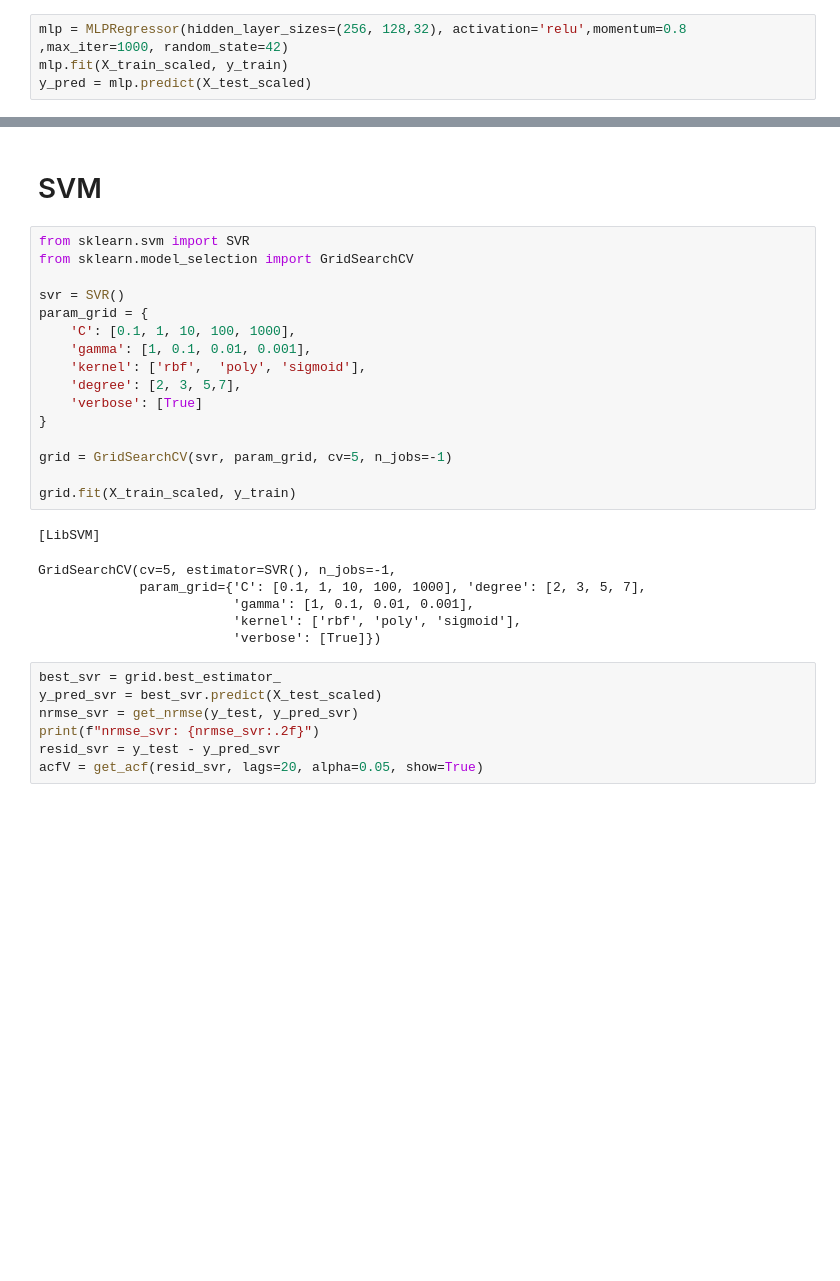
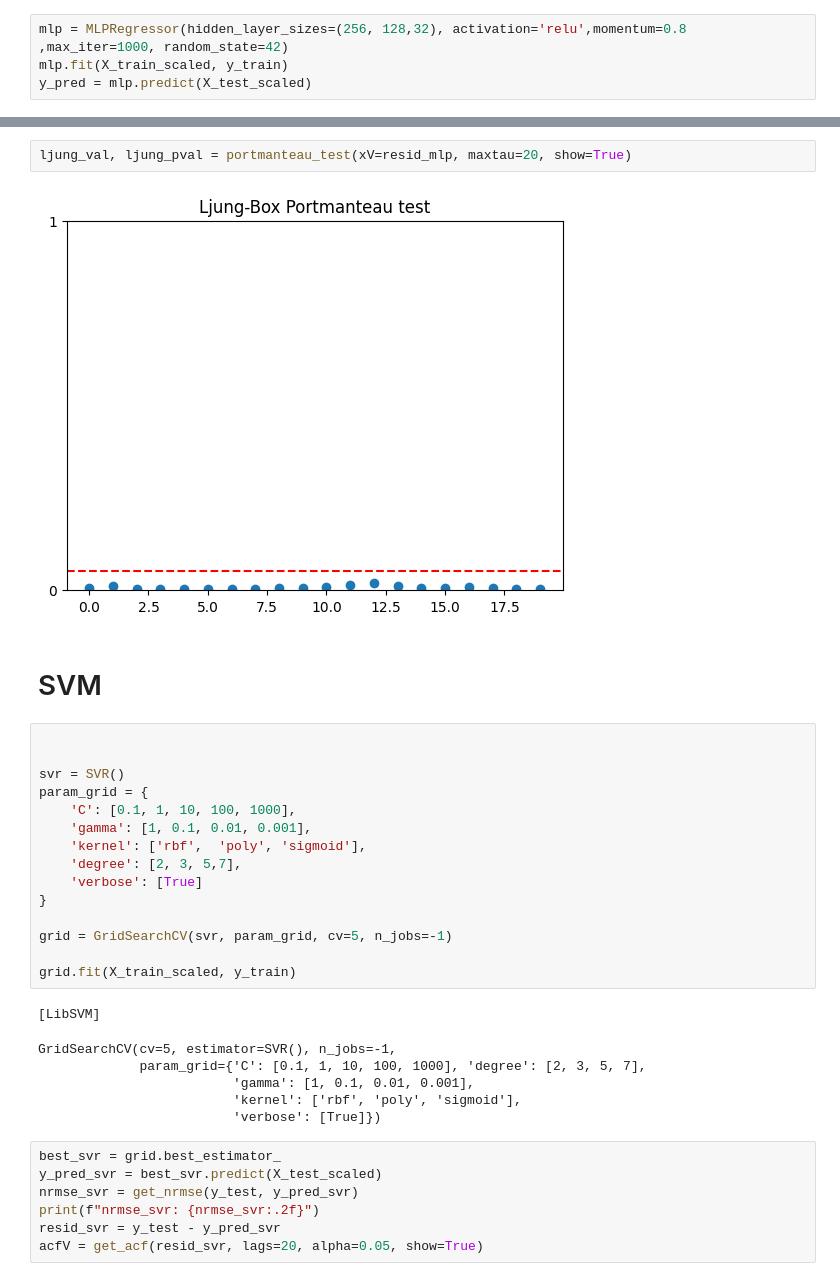
Before and after one commit to kounsolas/TimeSeriesProject, a Jupyter notebook: project.ipynb, the cells around one changed output, grey strips where cells are left out. Cells and saved outputs as stored; diff of their text form; blank space fills up the shorter version.

```diff
--- a/project.ipynb
+++ b/project.ipynb
@@ -992,8 +1057,11 @@ nrmse_mlp: 0.93
+# %%
+ljung_val, ljung_pval = portmanteau_test(xV=resid_mlp, maxtau=20, show=True)
+# %% [output]
+[figure, added]
 # %% [markdown]
 # SVM
 # %%
-from sklearn.svm import SVR
-from sklearn.model_selection import GridSearchCV
+
 
 svr = SVR()
 param_grid = {
```
Also changed, not shown: parts of 41 cells of this notebook.
